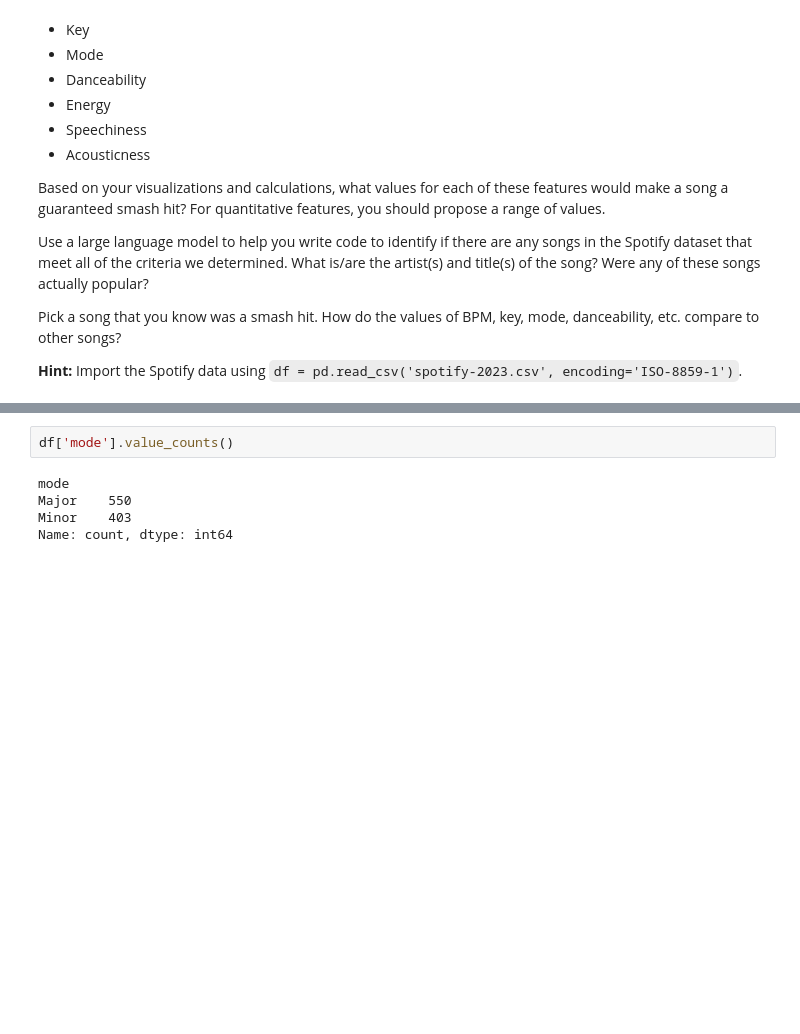
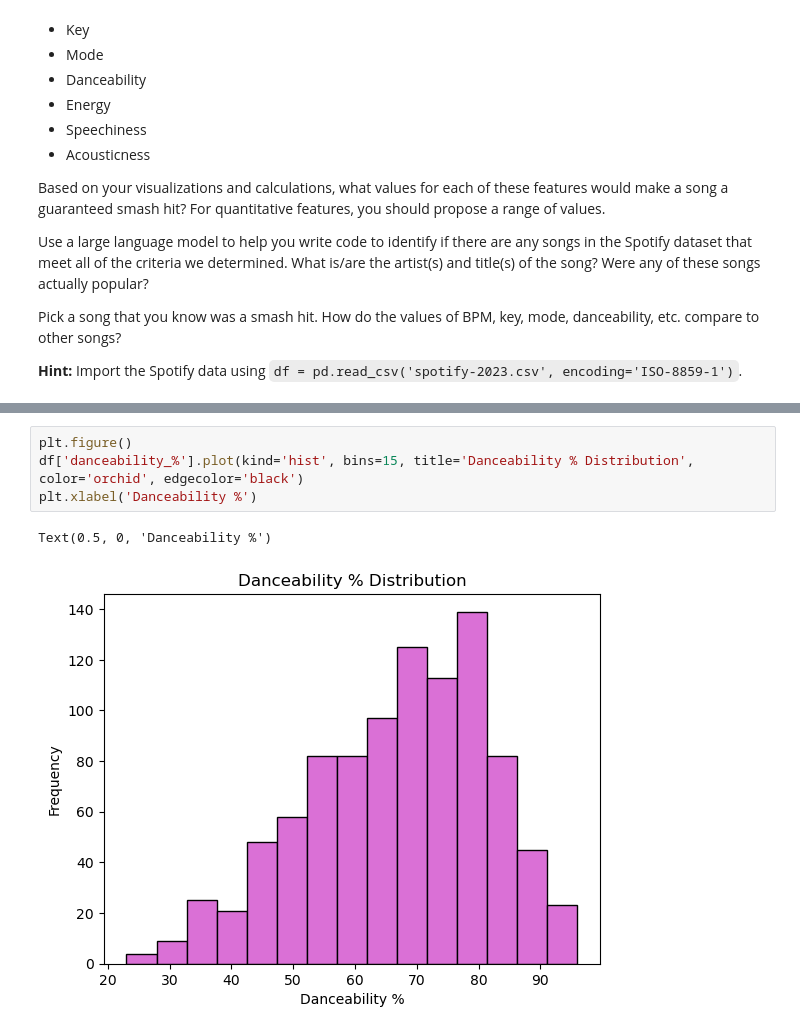
Before and after one commit to candace1been/Data_Visualization_And_Modeling, a Jupyter notebook: Lab/1.3 Data Visualization Lab.ipynb, the cells around one changed output, grey strips where cells are left out. Drawn from its saved outputs; the diff is of its cells as text; blank space fills up the shorter version.

```diff
--- a/Lab/1.3 Data Visualization Lab.ipynb
+++ b/Lab/1.3 Data Visualization Lab.ipynb
@@ -53,8 +62,8 @@ df['mode'].value_counts().plot(kind='pie')
 # %%
-df['mode'].value_counts()
+plt.figure()
+df['danceability_%'].plot(kind='hist', bins=15, title='Danceability % Distribution', color='orchid', edgecolor='black')
+plt.xlabel('Danceability %')
 # %% [output]
-mode
-Major    550
-Minor    403
-Name: count, dtype: int64
+Text(0.5, 0, 'Danceability %')
+[figure, added]
 # %%
```
Also changed, not shown: parts of 11 cells of this notebook, 2 other files.
